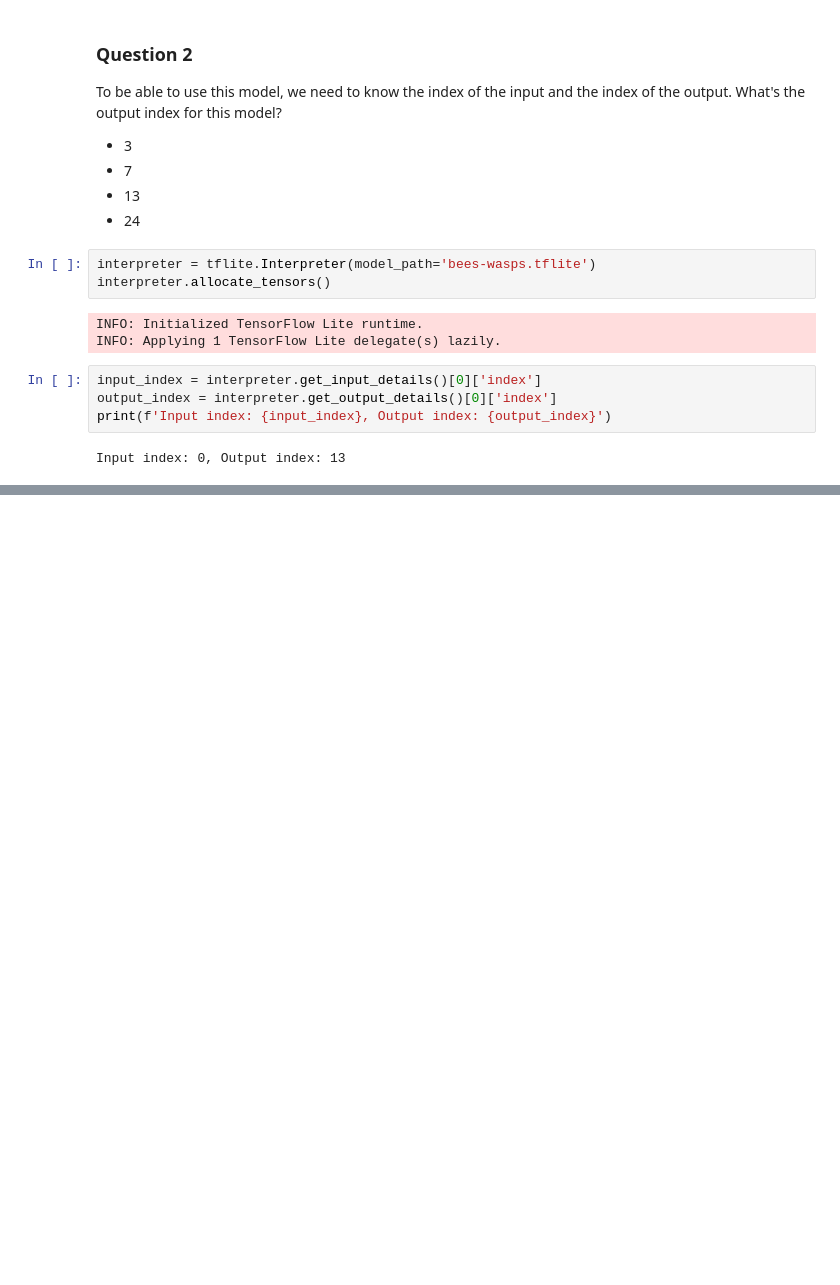
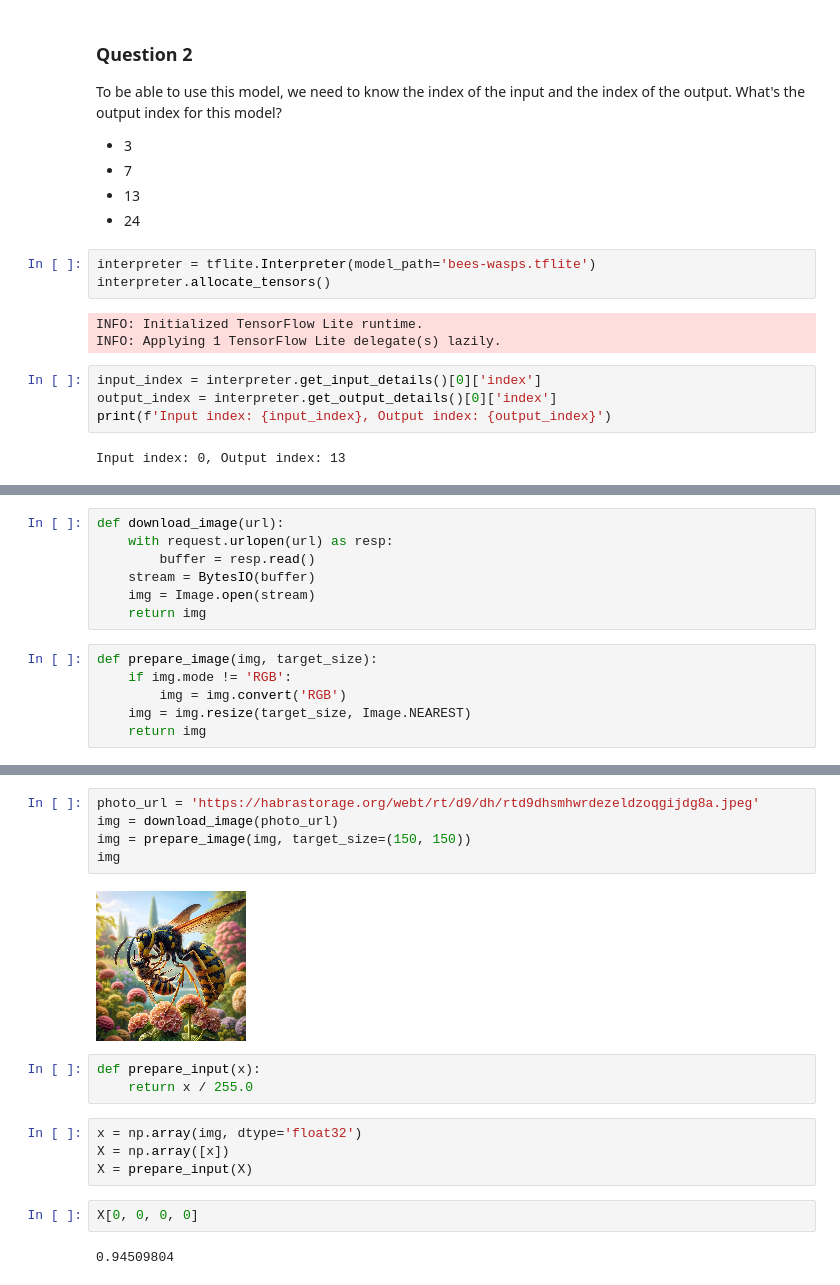
Before and after one commit to capac/ml-zoomcamp, a Jupyter notebook: 2023/homework/09/homework_09.ipynb, the cells around one changed output, grey strips where cells are left out. Cells and saved outputs as stored; diff of their text form; blank space fills up the shorter version.

```diff
--- a/2023/homework/09/homework_09.ipynb
+++ b/2023/homework/09/homework_09.ipynb
@@ -62,0 +71,13 @@ Input index: 0, Output index: 13
+# %%
+def download_image(url):
+    with request.urlopen(url) as resp:
+        buffer = resp.read()
+    stream = BytesIO(buffer)
+    img = Image.open(stream)
+    return img
+# %%
+def prepare_image(img, target_size):
+    if img.mode != 'RGB':
+        img = img.convert('RGB')
+    img = img.resize(target_size, Image.NEAREST)
+    return img
@@ -62,0 +99,18 @@ Input index: 0, Output index: 13
+# %%
+photo_url = 'https://habrastorage.org/webt/rt/d9/dh/rtd9dhsmhwrdezeldzoqgijdg8a.jpeg'
+img = download_image(photo_url)
+img = prepare_image(img, target_size=(150, 150))
+img
+# %% [output]
+[figure, added]
+# %%
+def prepare_input(x):
+    return x / 255.0
+# %%
+x = np.array(img, dtype='float32')
+X = np.array([x])
+X = prepare_input(X)
+# %%
+X[0, 0, 0, 0]
+# %% [output]
+0.94509804
```
Also changed, not shown: parts of 7 cells of this notebook.
